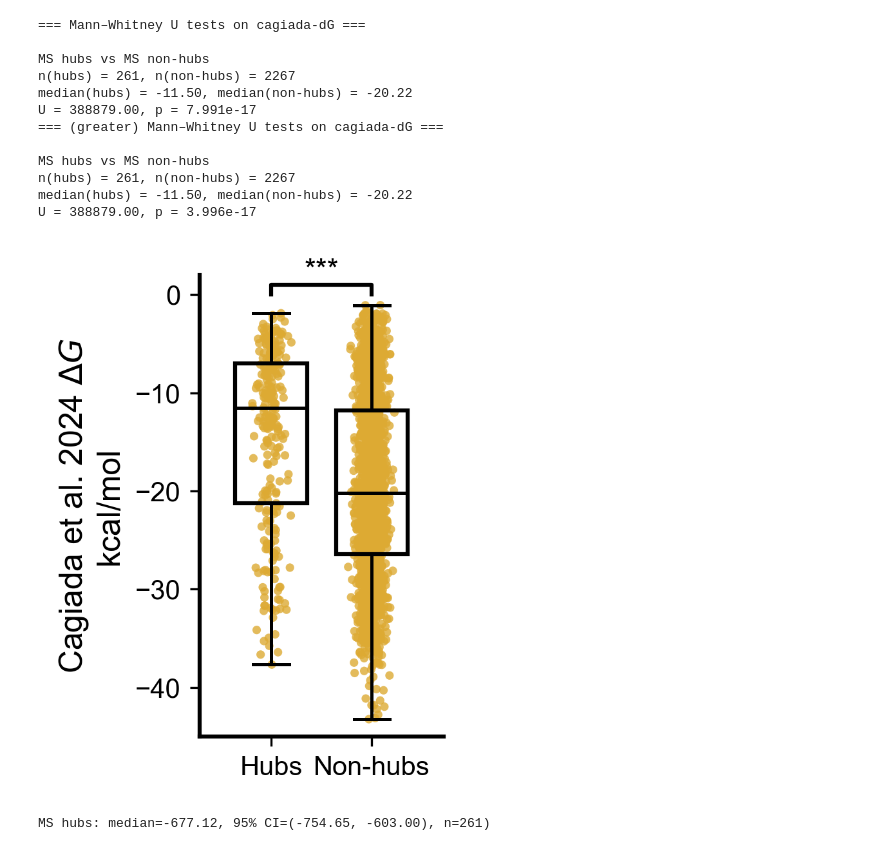
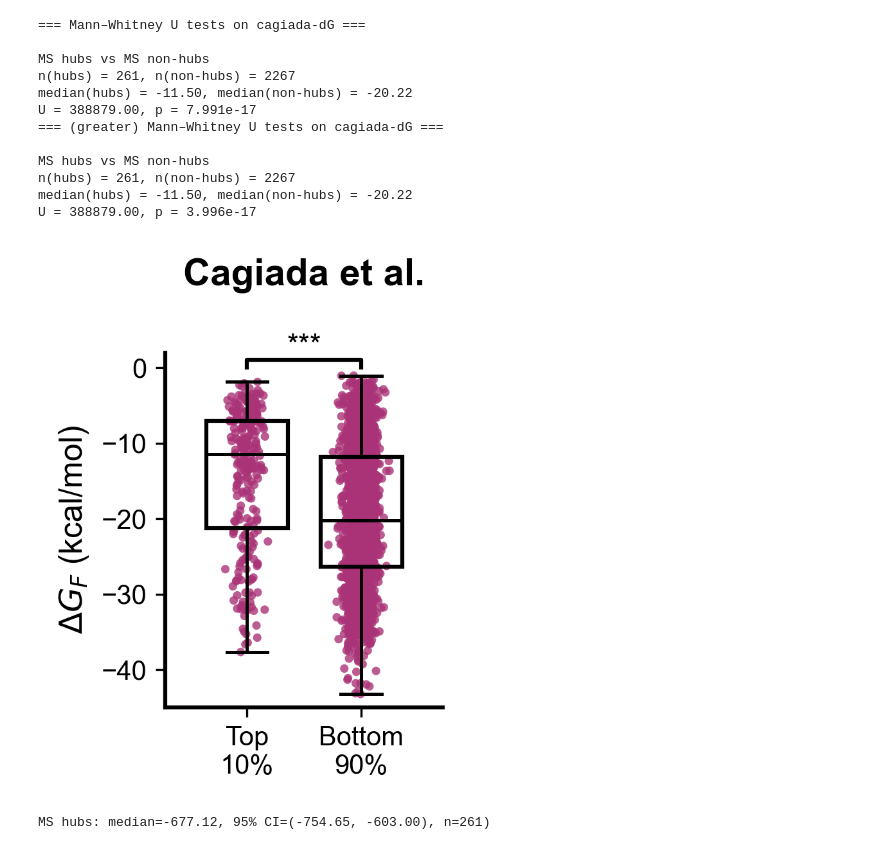
Before and after one commit to NCEMS/energetic-origins-of-PPI-connectivity, a Jupyter notebook: figures/3-figure/3-figure.ipynb, the cells around one changed output. Saved outputs shown, nothing was run; the diff lists cells and outputs as text; code cells hidden in the pictures.

```diff
--- a/figures/3-figure/3-figure.ipynb
+++ b/figures/3-figure/3-figure.ipynb
@@ -121,10 +121,24 @@ class TwoDecimalScalarFormatter(ScalarFormatter):
 bins = 55
 
 xlabels = [
-    r"Ghosh & Dill 2010 $ΔG(L,T)$" + "\nkcal/mol",
-    r"Cagiada et al. 2024 $ΔG$" + "\nkcal/mol",
-    "Rosetta total score" + "\nREU",
-    r"Melting point $T_m$," + "\n°C",
+    r"$\Delta G_F$ (kcal/mol)",
+    r"$\Delta G_F$ (kcal/mol)",
+    "Rosetta Score (REU)",
+    r"Melting point (°C)",
+]
+
+titles = [
+    "Ghosh & Dill",
+    "Cagiada et al.",
+    "Rosetta",
+    "Meltome Atlas",
+]
+
+colors = [
+    "#DDAA33",   # Ghosh-Dill
+    "#AA3377",   # Cagiada
+    "#888888",   # Rosetta
+    "white",     # Meltome
 ]
 
 xlims = [
@@ -157,7 +171,7 @@ yticks_list = [
 
 fig, axes = plt.subplots(1, 4, figsize=(16, 2))
 
-for i, (ax, vals, xlabel) in enumerate(zip(axes, vals_list, xlabels)):
+for i, (ax, vals, xlabel, title, color) in enumerate(zip(axes, vals_list, xlabels, titles, colors)):
     print(np.mean(vals))
 
     # common axis styling
@@ -173,7 +187,7 @@ for i, (ax, vals, xlabel) in enumerate(zip(axes, vals_list, xlabels)):
         vals,
         bins=bins,
         density=True,
-        color="#888888",
+        color=color,
         alpha=0.8,
         edgecolor="black",   # outline color
         linewidth=0.5,       # thin but visible
@@ -202,10 +216,11 @@ for i, (ax, vals, xlabel) in enumerate(zip(axes, vals_list, xlabels)):
 
     # labels
     ax.set_xlabel(xlabel, fontsize=12)
+    ax.set_title(title, fontsize=12, fontweight='bold')
     ax.tick_params(axis="both", labelsize=11)
 
 # only put y-label on the first subplot (keep your current behavior)
-axes[0].set_ylabel("Probability density", fontsize=12)
+axes[0].set_ylabel("Probability", fontsize=12)
 
 fig.tight_layout()
 fig.savefig("3a-d.svg")
@@ -380,7 +395,7 @@ for pos, (vals, color) in zip(positions, zip(group_vals, group_colors)):
 # --- Boxplots on top: outlines only, no fill, no fliers ---
 bp = ax.boxplot(
     group_vals,
-    labels=["Hubs", "Non-hubs"],
+    labels=["Top\n10%", "Bottom\n90%"],
     positions=[1, 1.7],
     widths=0.5,
     patch_artist=True,
@@ -403,8 +418,8 @@ for element in ["whiskers", "caps", "medians"]:
 #ax.set_yscale("log")
 #ax.set_ylim(1, 1e7)
 
-ax.set_ylabel(r"Ghosh & Dill 2010 $ΔG(L,T)$" + "\nkcal/mol", fontsize=12)
-#ax.set_title("Degree Centrality")
+ax.set_ylabel(r"$\Delta G_F$ (kcal/mol)", fontsize=12)
+ax.set_title("Ghosh & Dill", fontweight='bold')
 
 ax.spines["top"].set_visible(False)
 ax.spines["right"].set_visible(False)
@@ -531,7 +556,7 @@ def add_bracket_with_text(ax, x1, x2, y, text):
 fig, ax = plt.subplots(figsize=(2.3, 3))
 
 group_vals   = [ms_hub_vals, ms_nothub_vals]
-group_colors = [MS_COLOR,    MS_COLOR]
+group_colors = ['#AA3377',    '#AA3377']
 
 # --- Scatter first (lower zorder) ---
 positions = [1, 1.7]
@@ -550,7 +575,7 @@ for pos, (vals, color) in zip(positions, zip(group_vals, group_colors)):
 # --- Boxplots on top: outlines only, no fill, no fliers ---
 bp = ax.boxplot(
     group_vals,
-    labels=["Hubs", "Non-hubs"],
+    labels=["Top\n10%", "Bottom\n90%"],
     positions=[1, 1.7],
     widths=0.5,
     patch_artist=True,
@@ -569,37 +594,36 @@ for element in ["whiskers", "caps", "medians"]:
         line.set_linewidth(1.2)
         line.set_zorder(3)
 
 # --- Axes styling ---
 #ax.set_yscale("log")
 #ax.set_ylim(1, 1e7)
-
-ax.set_ylabel(r"Cagiada et al. 2024 $ΔG$" + "\nkcal/mol", fontsize=12)
-#ax.set_title("Degree Centrality")
+ax.set_ylabel(r"$\Delta G_F$ (kcal/mol)", fontsize=12)
+ax.set_title("Cagiada et al.", fontweight='bold')
 
 ax.spines["top"].set_visible(False)
 ax.spines["right"].set_visible(False)
 ax.spines["left"].set_linewidth(1.5)
 ax.spines["bottom"].set_linewidth(1.5)
 
 # Set clean y-limits: from 0 down to a bit below the lowest value
 y_min = min(ms_hub_vals.min(), ms_nothub_vals.min())
 y_max = 10
 ax.set_ylim(-45, 2)   # 5% padding at bottom, 0 at top
 
 # Place significance bracket at a fixed, nice height just above 0
 bracket_y = 0  # you can adjust: -1, -3, -5 depending on taste
 add_bracket_with_text(ax, positions[0], positions[1], bracket_y, "***")
 
 # === Horizontal lines + labels under the groups ===
 # Use x-axis transform so these sit below the x-axis, not in data (log) space
 trans = ax.get_xaxis_transform()  # x in data coords, y in axis fraction (0–1)
 
 plt.xticks(fontsize=10)
 plt.tight_layout()
 plt.savefig(f"3g.svg")
 plt.show()
 # %% [output]
-[figure, old version]
+[figure, new version]
 # %%
 # Only remove inf/nan — DO NOT require > 0
 ms_hub_vals = (
```
Also changed, not shown: parts of 7 cells of this notebook, 23 other files.
